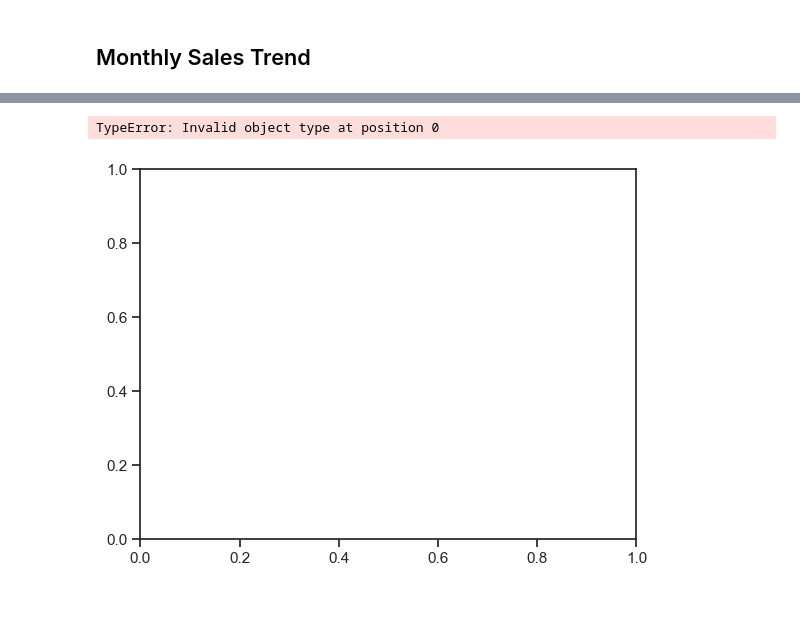
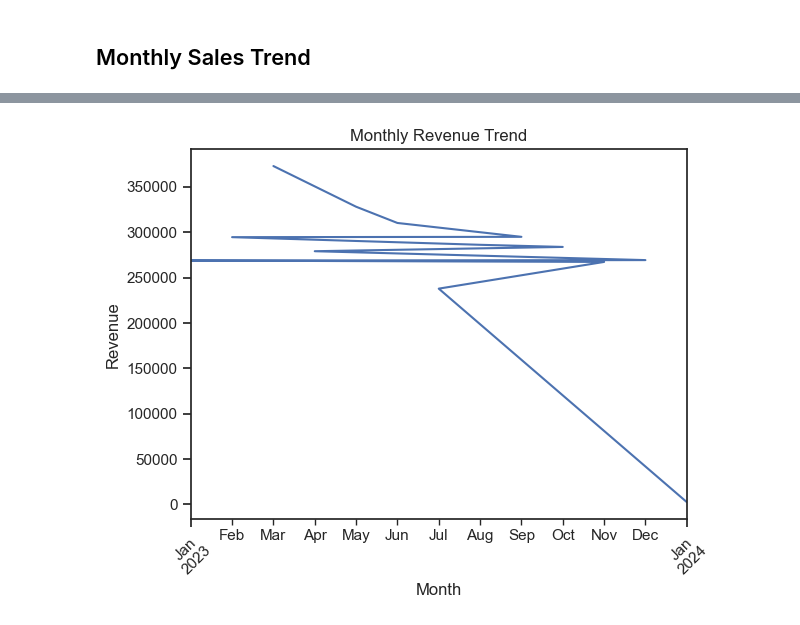
Before and after one commit to Biniam721/Retail-Sales-Data-Analysis---Business-Intelligence-using-Python, a Jupyter notebook: Basic/test.ipynb, the cells around one changed output, grey strips where cells are left out. Saved outputs shown, nothing was run; the diff lists cells and outputs as text; code cells hidden in the pictures.

```diff
--- a/Basic/test.ipynb
+++ b/Basic/test.ipynb
@@ -79,16 +79,15 @@ month
 2024-01      2481.64
 Freq: M, Name: Revenue, dtype: float64
 # %%
-sns.lineplot(data=monthly_rates.reset_index(), x='month', y='Revenue')
+#sns.lineplot(data=monthly_rates.reset_index(), x='month', y='Revenue')
 
-#monthly_rates.plot(kind='line')
+monthly_rates.plot(kind='line')
 plt.title('Monthly Revenue Trend')
 plt.xlabel('Month')
 plt.ylabel('Revenue')
 plt.xticks(rotation=45)
 plt.show()
 # %% [output]
-TypeError: Invalid object type at position 0
-[figure, old version]
+[figure, new version]
 # %%
 monthly_rates.sort_values(ascending=False)
```
Also changed, not shown: parts of 6 cells of this notebook.
